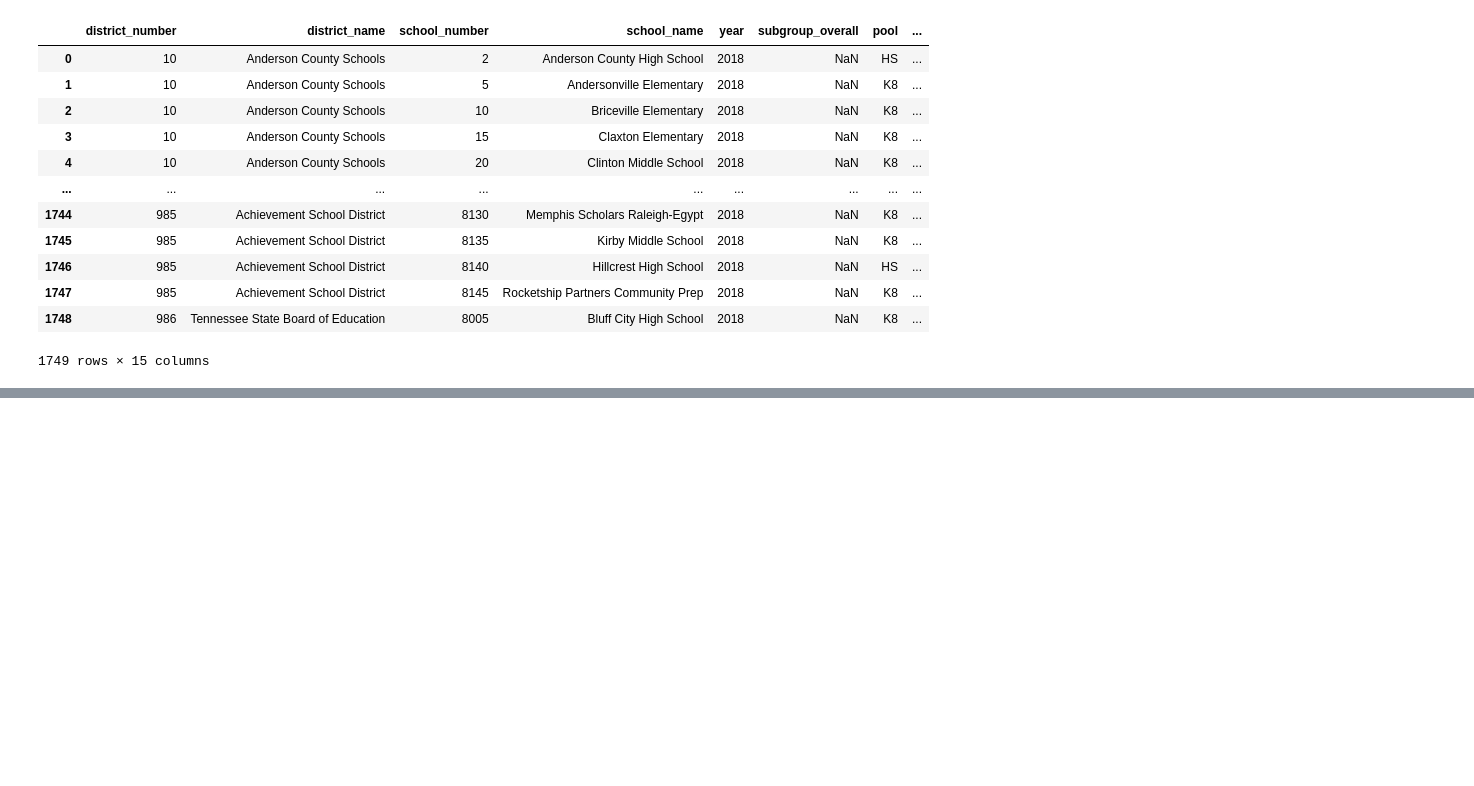
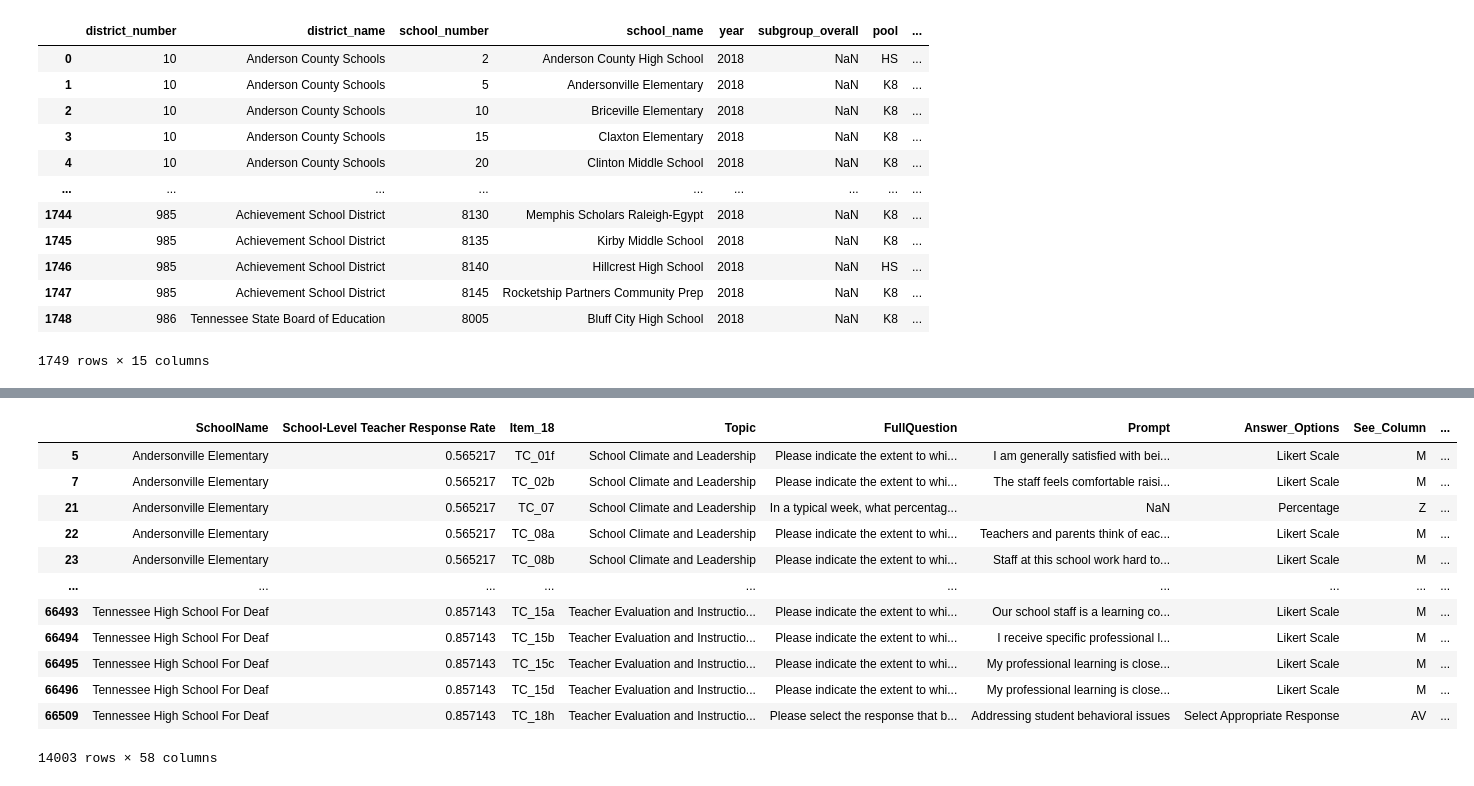
Before and after one commit to yvonnemartinez716/teacher_satisfaction_vs_student-performance, a Jupyter notebook: Notebooks/Student Performance and Teacher Satisfaction.ipynb, the cells around one changed output, grey strips where cells are left out. Cells and saved outputs as stored; diff of their text form; code cells hidden in the pictures; blank space fills up the shorter version.

```diff
--- a/Notebooks/Student Performance and Teacher Satisfaction.ipynb
+++ b/Notebooks/Student Performance and Teacher Satisfaction.ipynb
@@ -91,0 +119,20 @@ teacher_survey.head()
+# %%
+ts= teacher_survey.iloc[:, 4:]
+# %%
+ts = ts[ts['Item_18'].isin(['TC_01a', 'TC_01f', 'TC_15a','TC_02b', 'TC_18h','TC_07','TC_15b', 'TC_15c','TC_15d', 'TC_08a', 'TC_08b', 'TC_08c'])]
+# %%
+ts
+# %% [output]
+|  | SchoolName | School-Level Teacher Response Rate | Item_18 | Topic | FullQuestion | Prompt | Answer_Options | See_Column | ... |
+| 5 | Andersonville Elementary | 0.565217 | TC_01f | School Climate and Leadership | Please indicate the extent to whi... | I am generally satisfied with bei... | Likert Scale | M | ... |
+| 7 | Andersonville Elementary | 0.565217 | TC_02b | School Climate and Leadership | Please indicate the extent to whi... | The staff feels comfortable raisi... | Likert Scale | M | ... |
+| 21 | Andersonville Elementary | 0.565217 | TC_07 | School Climate and Leadership | In a typical week, what percentag... | NaN | Percentage | Z | ... |
+| 22 | Andersonville Elementary | 0.565217 | TC_08a | School Climate and Leadership | Please indicate the extent to whi... | Teachers and parents think of eac... | Likert Scale | M | ... |
+| 23 | Andersonville Elementary | 0.565217 | TC_08b | School Climate and Leadership | Please indicate the extent to whi... | Staff at this school work hard to... | Likert Scale | M | ... |
+| ... | ... | ... | ... | ... | ... | ... | ... | ... | ... |
+| 66493 | Tennessee High School For Deaf | 0.857143 | TC_15a | Teacher Evaluation and Instructio... | Please indicate the extent to whi... | Our school staff is a learning co... | Likert Scale | M | ... |
+| 66494 | Tennessee High School For Deaf | 0.857143 | TC_15b | Teacher Evaluation and Instructio... | Please indicate the extent to whi... | I receive specific professional l... | Likert Scale | M | ... |
+| 66495 | Tennessee High School For Deaf | 0.857143 | TC_15c | Teacher Evaluation and Instructio... | Please indicate the extent to whi... | My professional learning is close... | Likert Scale | M | ... |
+| 66496 | Tennessee High School For Deaf | 0.857143 | TC_15d | Teacher Evaluation and Instructio... | Please indicate the extent to whi... | My professional learning is close... | Likert Scale | M | ... |
+| 66509 | Tennessee High School For Deaf | 0.857143 | TC_18h | Teacher Evaluation and Instructio... | Please select the response that b... | Addressing student behavioral issues | Select Appropriate Response | AV | ... |
+14003 rows × 58 columns
```
Also changed, not shown: parts of 20 cells of this notebook.
